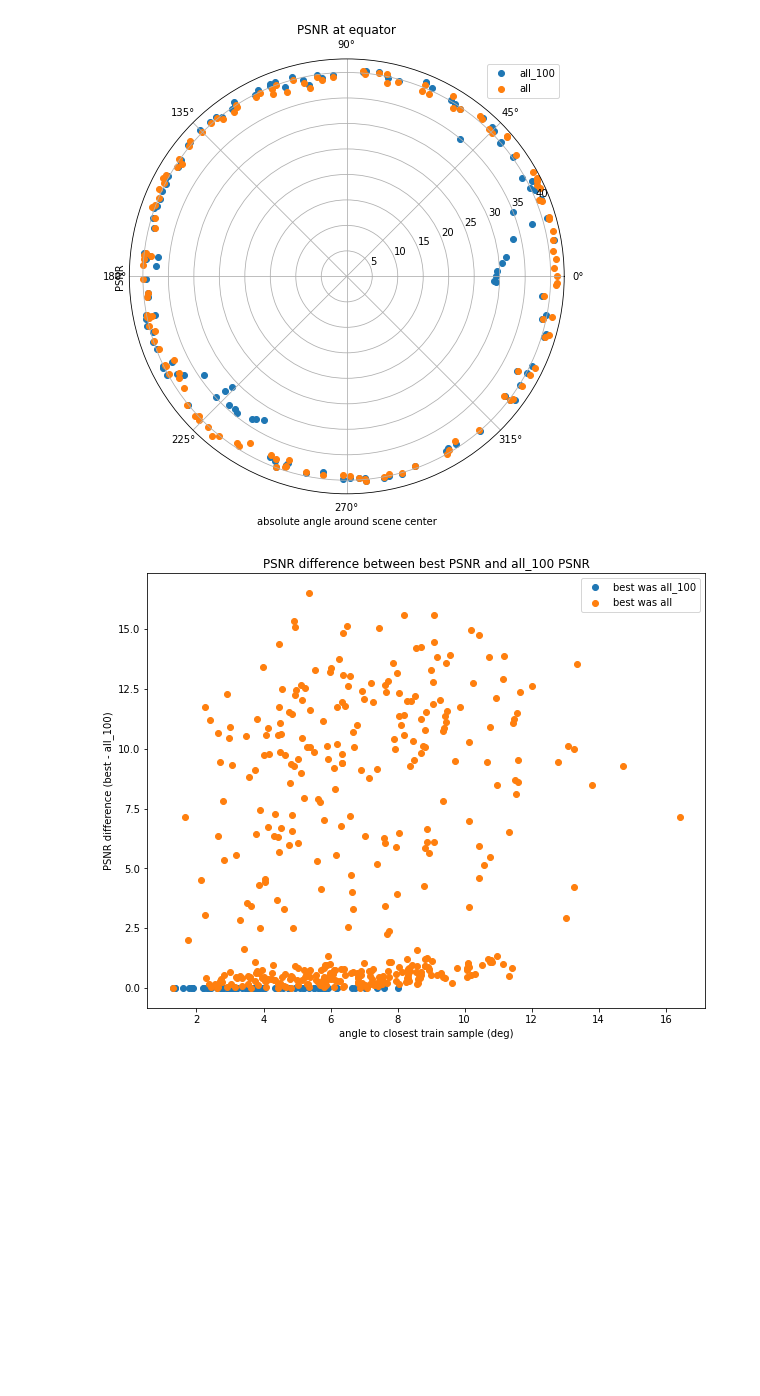
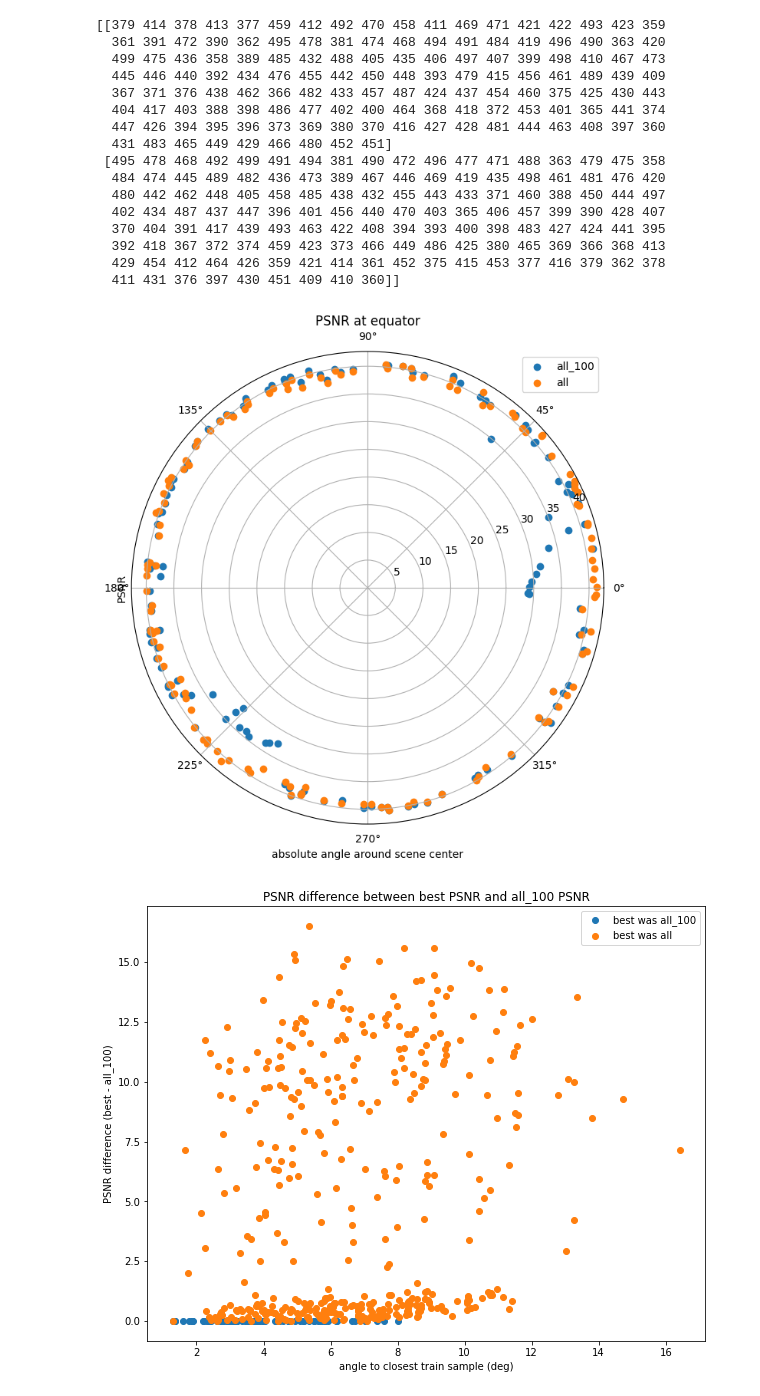
Before and after one commit to kobejean/svox2, a Jupyter notebook: vis_results.ipynb, the cells around one changed output. Drawn from its saved outputs; the diff is of its cells as text; code cells hidden in the pictures; blank space fills up the shorter version.

```diff
--- a/vis_results.ipynb
+++ b/vis_results.ipynb
@@ -3,7 +3,7 @@ import matplotlib.pyplot as plt
 import numpy as np
 # %%
 suffix = "all_100"
-base_dir = f"/home/ccl/svox2/opt/ckpt_auto/128_to_256_scannerf_{suffix}/airplane1/test_renders"
+base_dir = f"/home/ccl/Code/svox2/opt/ckpt_auto/128_to_256_scannerf_{suffix}/airplane1/test_renders"
 c2ws = np.load(f"{base_dir}/c2ws.npy")
 
 
@@ -32,13 +32,11 @@ psnrs = []
 psnrs_train = []
 
 for suffix in suffixes:
-    base_dir2 = f"/home/ccl/svox2/opt/ckpt_auto/128_to_256_scannerf_{suffix}/airplane1/test_renders"
+    base_dir2 = f"/home/ccl/Code/svox2/opt/ckpt_auto/128_to_256_scannerf_{suffix}/airplane1/test_renders"
 
     psnr, psnr_train = get_metrics(base_dir2)
     psnrs.append(psnr)
     psnrs_train.append(psnr_train)
-    # psnr_train = np.load(f"{base_dir}/psnr_train.npy")
-    # psnr_diff = psnr_train[closest_train_index] - psnr
 
 psnrs = np.stack(psnrs)
 psnrs_train = np.stack(psnrs_train)
@@ -56,7 +54,7 @@ ax.scatter(c2ws[equator,0,3],c2ws[equator,2,3],-c2ws[equator,1,3], label="equato
 ax.legend()
 fig.savefig("/home/ccl/Downloads/plots/EQUATOR_FILTER.jpeg")
 
-psnr_filtered = psnrs[:,equator]
+psnr_filtered = psnrs[:,equator][:,0,:]
 c2ws_filtered = c2ws[equator]
 abs_angles_filtered = abs_angles[equator]
 angles_filtered = angles[equator]
@@ -65,23 +63,37 @@ angles_filtered = angles[equator]
 # %%
 fig = plt.figure(figsize=(10,8))
 # ax = fig.add_subplot()
 ax = fig.add_subplot(projection='polar')
 plt.ylabel("PSNR")
 plt.xlabel("absolute angle around scene center")
 plt.title("PSNR at equator")
 x = abs_angles_filtered
 for i, suffix in enumerate(suffixes):
     y = psnr_filtered[i]
     idx = np.argsort(x)
     # ax.plot(x[idx], y[0,idx], label=f"{suffix}")
-    # print(x[idx])
-    # print(y[0,idx])
-    ax.scatter(x, y[0], label=f"{suffix}")
+    ax.scatter(x, y, label=f"{suffix}")
 
 ax.legend()
 fig.savefig("/home/ccl/Downloads/plots/PSNR_EQUATOR.jpeg")
 # %% [output]
+[[379 414 378 413 377 459 412 492 470 458 411 469 471 421 422 493 423 359
+  361 391 472 390 362 495 478 381 474 468 494 491 484 419 496 490 363 420
+  499 475 436 358 389 485 432 488 405 435 406 497 407 399 498 410 467 473
+  445 446 440 392 434 476 455 442 450 448 393 479 415 456 461 489 439 409
+  367 371 376 438 462 366 482 433 457 487 424 437 454 460 375 425 430 443
+  404 417 403 388 398 486 477 402 400 464 368 418 372 453 401 365 441 374
+  447 426 394 395 396 373 369 380 370 416 427 428 481 444 463 408 397 360
+  431 483 465 449 429 466 480 452 451]
+ [495 478 468 492 499 491 494 381 490 472 496 477 471 488 363 479 475 358
+  484 474 445 489 482 436 473 389 467 446 469 419 435 498 461 481 476 420
+  480 442 462 448 405 458 485 438 432 455 443 433 371 460 388 450 444 497
+  402 434 487 437 447 396 401 456 440 470 403 365 406 457 399 390 428 407
+  370 404 391 417 439 493 463 422 408 394 393 400 398 483 427 424 441 395
+  392 418 367 372 374 459 423 373 466 449 486 425 380 465 369 366 368 413
+  429 454 412 464 426 359 421 414 361 452 375 415 453 377 416 379 362 378
+  411 431 376 397 430 451 409 410 360]]
-[figure, old version]
+[figure, new version]
 # %%
 fig = plt.figure(figsize=(10,8))
 ax = fig.add_subplot()
```
Also changed, not shown: parts of 4 cells of this notebook, 3 other files.
